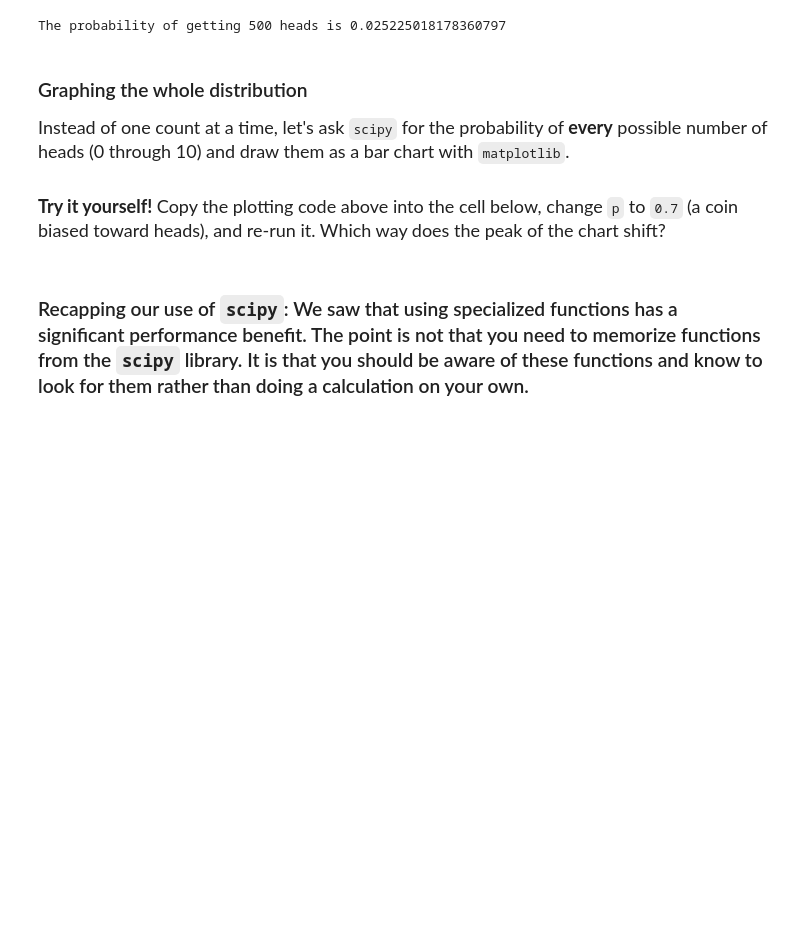
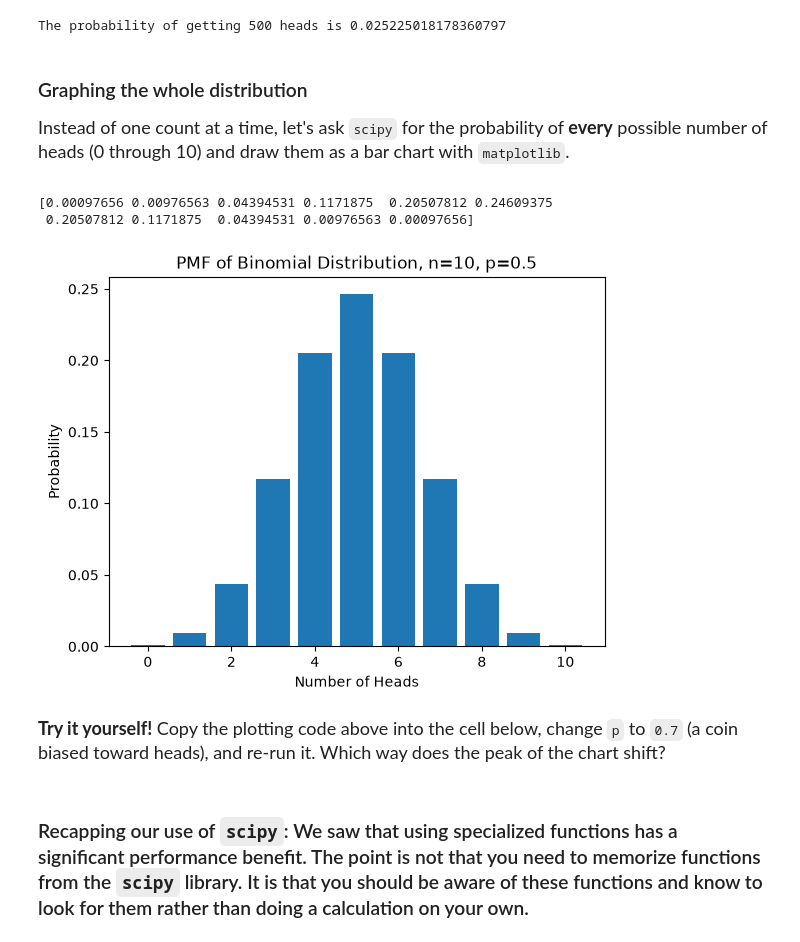
Before and after one commit to JuneOuyang/datasci185fall2026, a Jupyter notebook: Lecture_05_Libraries_and_Specialized_Functions/Lecture5 copy.ipynb, the cells around one changed output. Cells and saved outputs as stored; diff of their text form; code cells hidden in the pictures; blank space fills up the shorter version.

```diff
--- a/Lecture_05_Libraries_and_Specialized_Functions/Lecture5 copy.ipynb
+++ b/Lecture_05_Libraries_and_Specialized_Functions/Lecture5 copy.ipynb
@@ -287,3 +285,23 @@ import matplotlib.pyplot as plt
+# %%
+import matplotlib.pyplot as plt
+
+n=10 #numbers of flips
+p=0.5
+
+probabile_heads=[0,1,2,3,4,5,6,7,8,9,10]
+
+pmf_vals = stats.binom.pmf(probabile_heads, n, p)
+print(pmf_vals)
+
+plt.bar(probabile_heads, pmf_vals)
+plt.xlabel('Number of Heads')
+plt.ylabel('Probability')
+plt.title(f'PMF of Binomial Distribution, n={n}, p={p}')
+plt.show()
+# %% [output]
+[0.00097656 0.00976563 0.04394531 0.1171875  0.20507812 0.24609375
+ 0.20507812 0.1171875  0.04394531 0.00976563 0.00097656]
+[figure, added]
 # %% [markdown]
 <font size="4">
 
```
Also changed, not shown: parts of 3 cells of this notebook, 1 other file.
